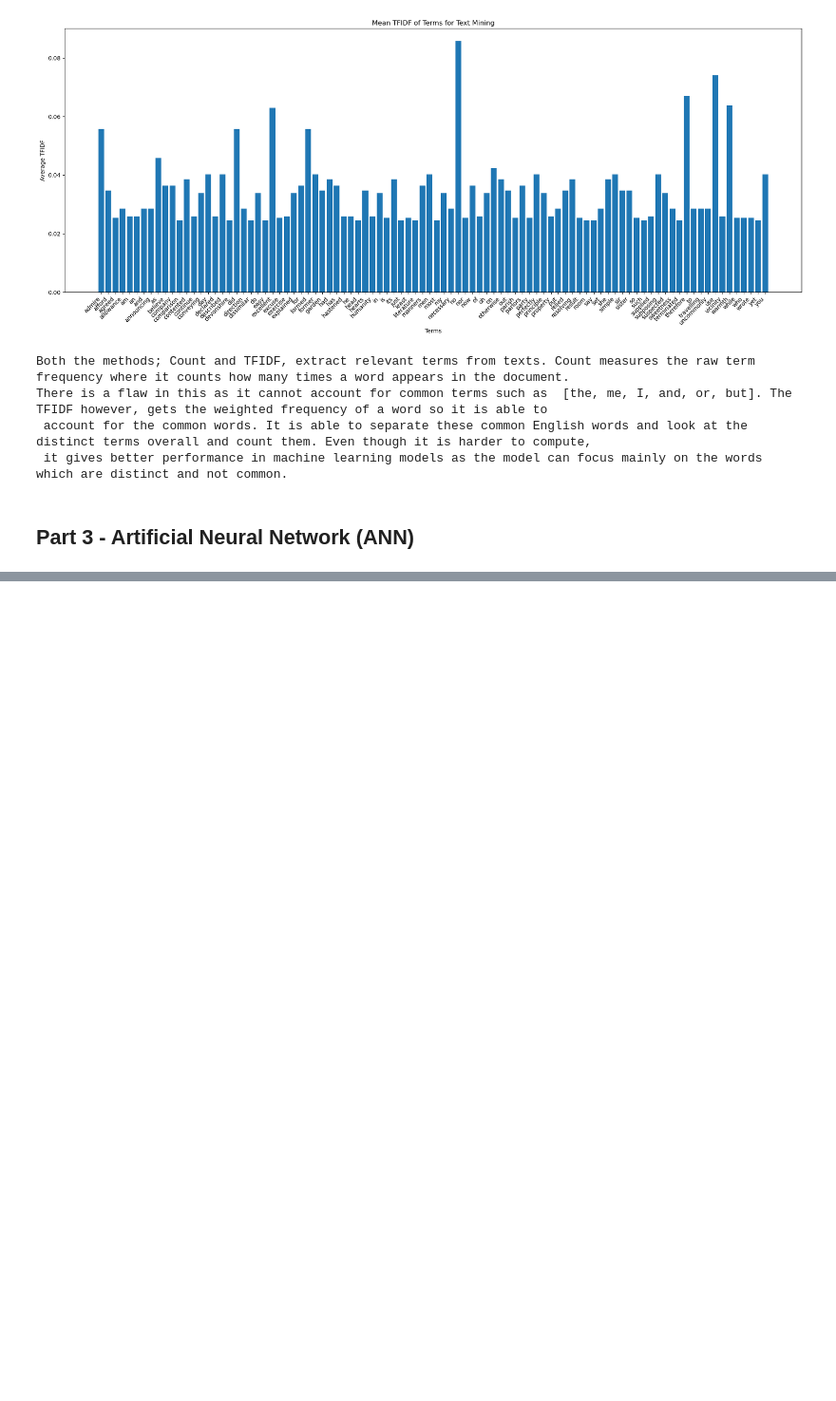
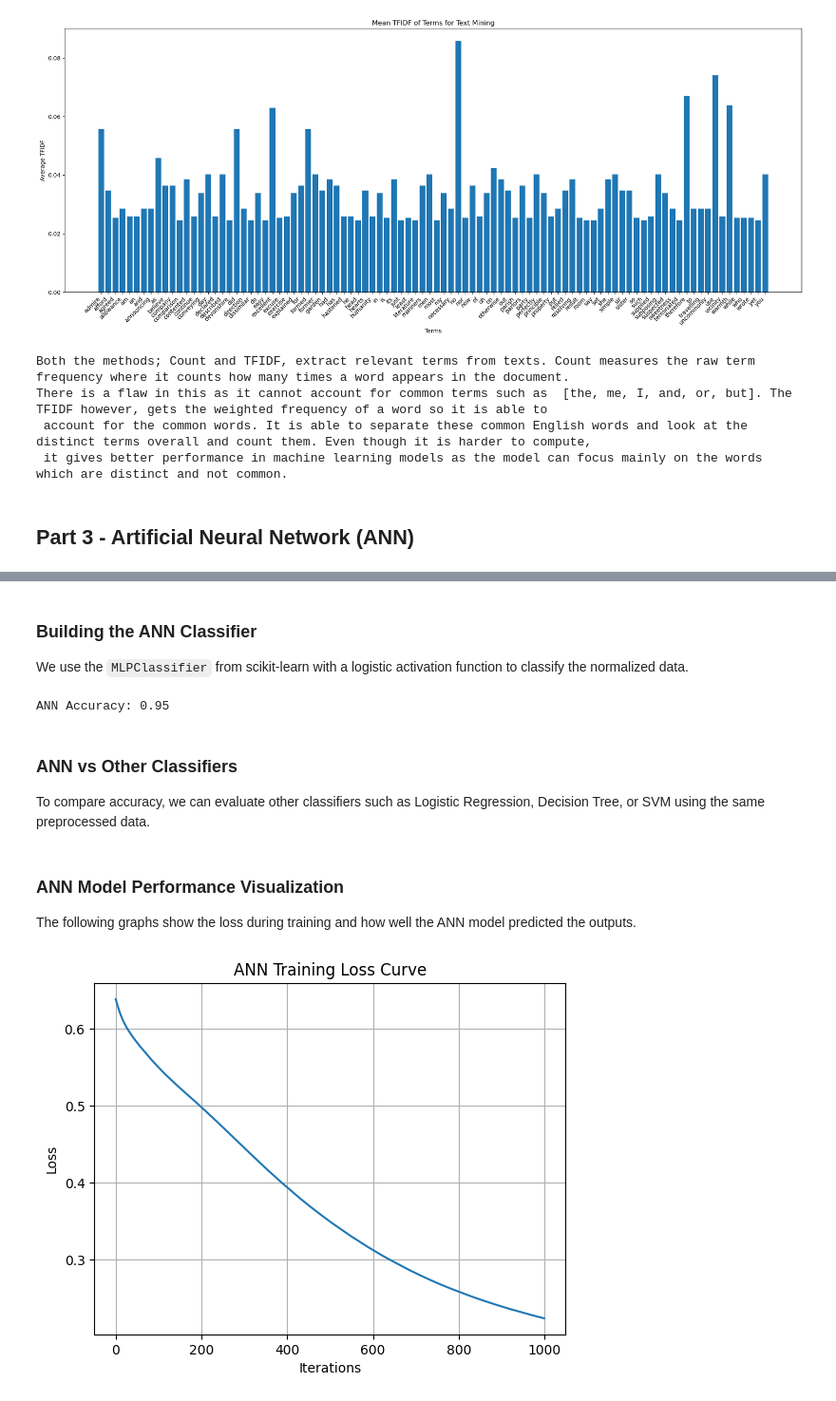
Before and after one commit to ramprashant66/CSC177_Poject1, a Jupyter notebook: assignment4/Assignment 4.ipynb, the cells around one changed output, grey strips where cells are left out. Shown at 95% size. Cells and saved outputs as stored; diff of their text form; code cells hidden in the pictures; blank space fills up the shorter version.

```diff
--- a/assignment4/Assignment 4.ipynb
+++ b/assignment4/Assignment 4.ipynb
@@ -417,0 +442,45 @@ Part 3 - Artificial Neural Network (ANN)
+# %% [markdown]
+### Building the ANN Classifier
+We use the `MLPClassifier` from scikit-learn with a logistic activation function to classify the normalized data.
+# %%
+from sklearn.model_selection import train_test_split
+from sklearn.neural_network import MLPClassifier
+from sklearn.metrics import accuracy_score
+
+# Assume the target is 'Chance of Admit'
+X = normalized_data.drop("Chance of Admit ", axis=1)
+y = normalized_data["Chance of Admit "]
+
+# Binarize the output: admit if > 0.75
+y = (y > 0.75).astype(int)
+
+X_train, X_test, y_train, y_test = train_test_split(X, y, test_size=0.3, random_state=42)
+
+# ANN Classifier with logistic activation
+ann = MLPClassifier(hidden_layer_sizes=(10,), activation='logistic', max_iter=1000, random_state=42)
+ann.fit(X_train, y_train)
+
+# Evaluate
+y_pred = ann.predict(X_test)
+accuracy = accuracy_score(y_test, y_pred)
+print(f"ANN Accuracy: {accuracy:.2f}")
+# %% [output]
+ANN Accuracy: 0.95
+# %% [markdown]
+### ANN vs Other Classifiers
+To compare accuracy, we can evaluate other classifiers such as Logistic Regression, Decision Tree, or SVM using the same preprocessed data.
+# %% [markdown]
+### ANN Model Performance Visualization
+The following graphs show the loss during training and how well the ANN model predicted the outputs.
+# %%
+import matplotlib.pyplot as plt
+
+# Plot training loss curve
+plt.plot(ann.loss_curve_)
+plt.title("ANN Training Loss Curve")
+plt.xlabel("Iterations")
+plt.ylabel("Loss")
+plt.grid(True)
+plt.show()
+# %% [output]
+[figure, added]
```
Also changed, not shown: parts of 3 cells of this notebook.
